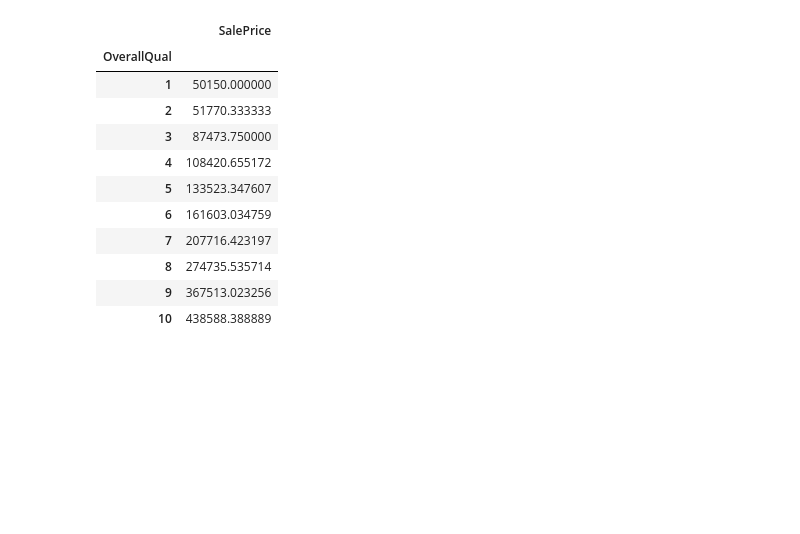
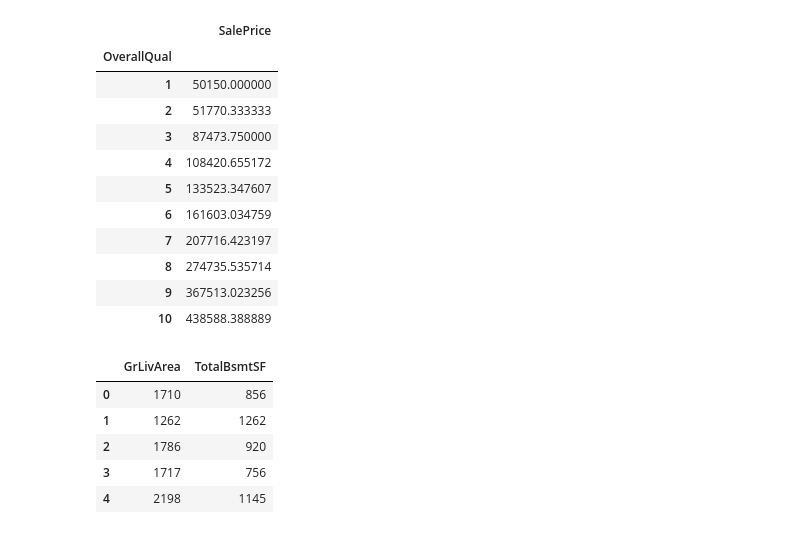
Before and after one commit to jflaher4/FA21_Exponent_Project, a Jupyter notebook: Data_Exploration/introduction.ipynb, the cells around one changed output. Cells and saved outputs as stored; diff of their text form; code cells hidden in the pictures; blank space fills up the shorter version.

```diff
--- a/Data_Exploration/introduction.ipynb
+++ b/Data_Exploration/introduction.ipynb
@@ -103,3 +105,12 @@ df[[x,y]].groupby(x).mean()
 | 8 | 274735.535714 |
 | 9 | 367513.023256 |
 | 10 | 438588.388889 |
+# %%
+df[['GrLivArea','TotalBsmtSF']].head(5)
+# %% [output]
+|  | GrLivArea | TotalBsmtSF |
+| 0 | 1710 | 856 |
+| 1 | 1262 | 1262 |
+| 2 | 1786 | 920 |
+| 3 | 1717 | 756 |
+| 4 | 2198 | 1145 |
```
Also changed, not shown: parts of 5 cells of this notebook.
